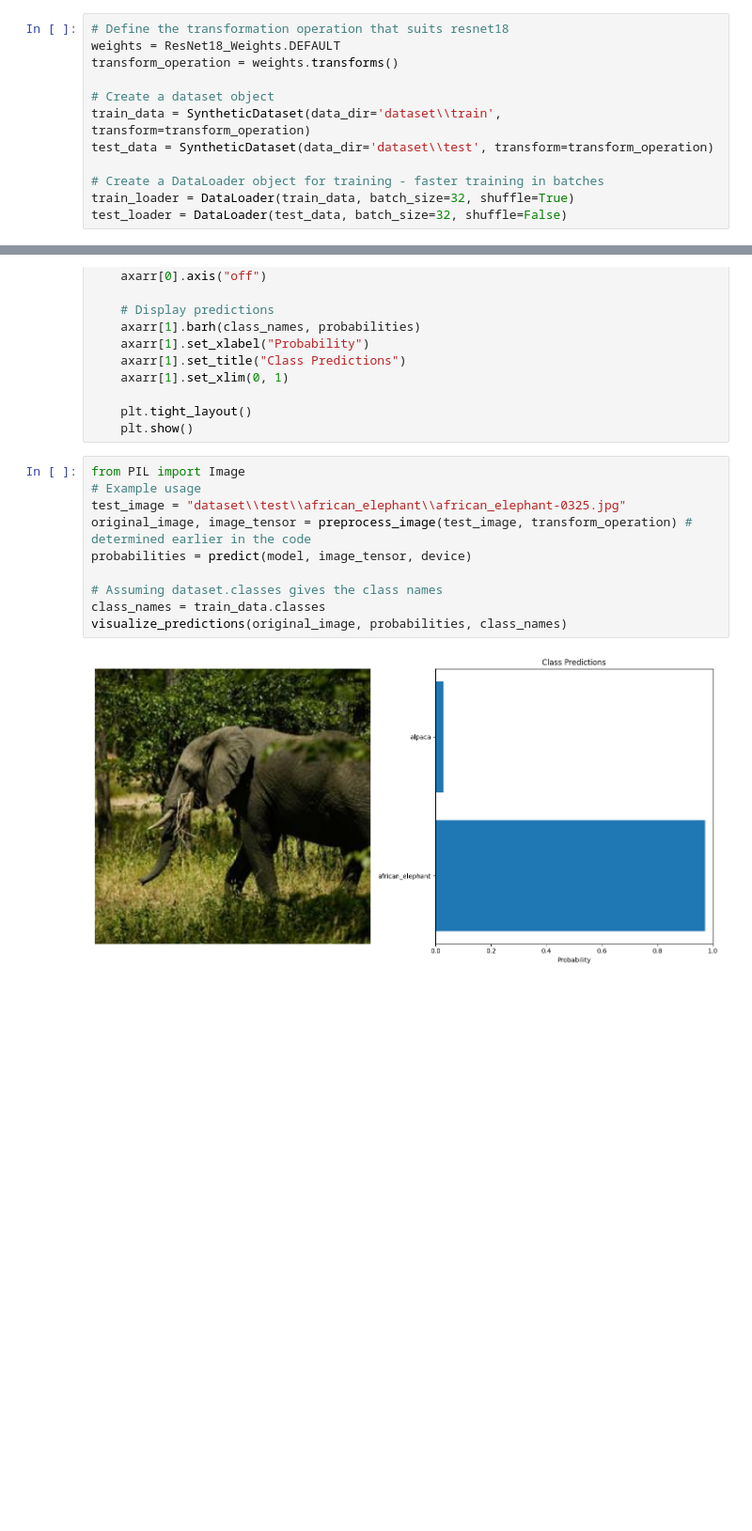
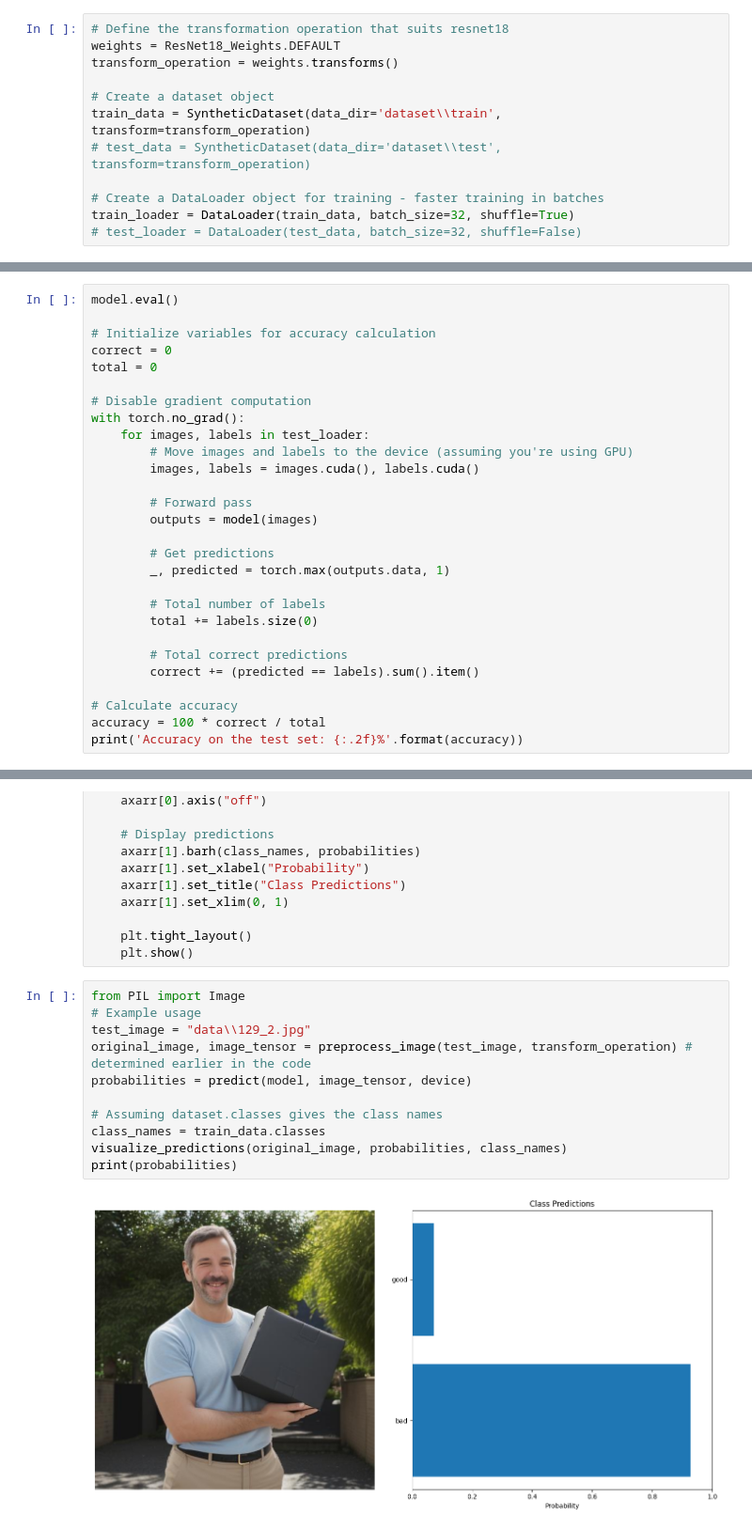
Before and after one commit to aarontenzing/filter-tool, a Jupyter notebook: model.ipynb, the cells around one changed output, grey strips where cells are left out. Shown: that part at 94% size. Drawn from its saved outputs; the diff is of its cells as text; blank space fills up the shorter version.

```diff
--- a/model.ipynb
+++ b/model.ipynb
@@ -47,11 +47,11 @@ transform_operation = weights.transforms()
 
 # Create a dataset object
 train_data = SyntheticDataset(data_dir='dataset\\train', transform=transform_operation)
-test_data = SyntheticDataset(data_dir='dataset\\test', transform=transform_operation)
+# test_data = SyntheticDataset(data_dir='dataset\\test', transform=transform_operation)
 
 # Create a DataLoader object for training - faster training in batches
 train_loader = DataLoader(train_data, batch_size=32, shuffle=True)
-test_loader = DataLoader(test_data, batch_size=32, shuffle=False)
+# test_loader = DataLoader(test_data, batch_size=32, shuffle=False)
 # %%
 # Training the model
 num_epochs = 5
@@ -98,0 +101,28 @@ plt.show()
+# %%
+model.eval()
+
+# Initialize variables for accuracy calculation
+correct = 0
+total = 0
+
+# Disable gradient computation
+with torch.no_grad():
+    for images, labels in test_loader:
+        # Move images and labels to the device (assuming you're using GPU)
+        images, labels = images.cuda(), labels.cuda()
+
+        # Forward pass
+        outputs = model(images)
+
+        # Get predictions
+        _, predicted = torch.max(outputs.data, 1)
+
+        # Total number of labels
+        total += labels.size(0)
+
+        # Total correct predictions
+        correct += (predicted == labels).sum().item()
+
+# Calculate accuracy
+accuracy = 100 * correct / total
+print('Accuracy on the test set: {:.2f}%'.format(accuracy))
@@ -130,12 +164,13 @@ def visualize_predictions(original_image, probabilities, class_names):
 # %%
 from PIL import Image
 # Example usage
-test_image = "dataset\\test\\african_elephant\\african_elephant-0325.jpg"
+test_image = "data\\129_2.jpg"
 original_image, image_tensor = preprocess_image(test_image, transform_operation) # determined earlier in the code
 probabilities = predict(model, image_tensor, device)
 
 # Assuming dataset.classes gives the class names
 class_names = train_data.classes
 visualize_predictions(original_image, probabilities, class_names)
+print(probabilities)
 # %% [output]
-[figure, old version]
+[figure, new version]
```
Also changed, not shown: parts of 8 cells of this notebook, 4 other files.
